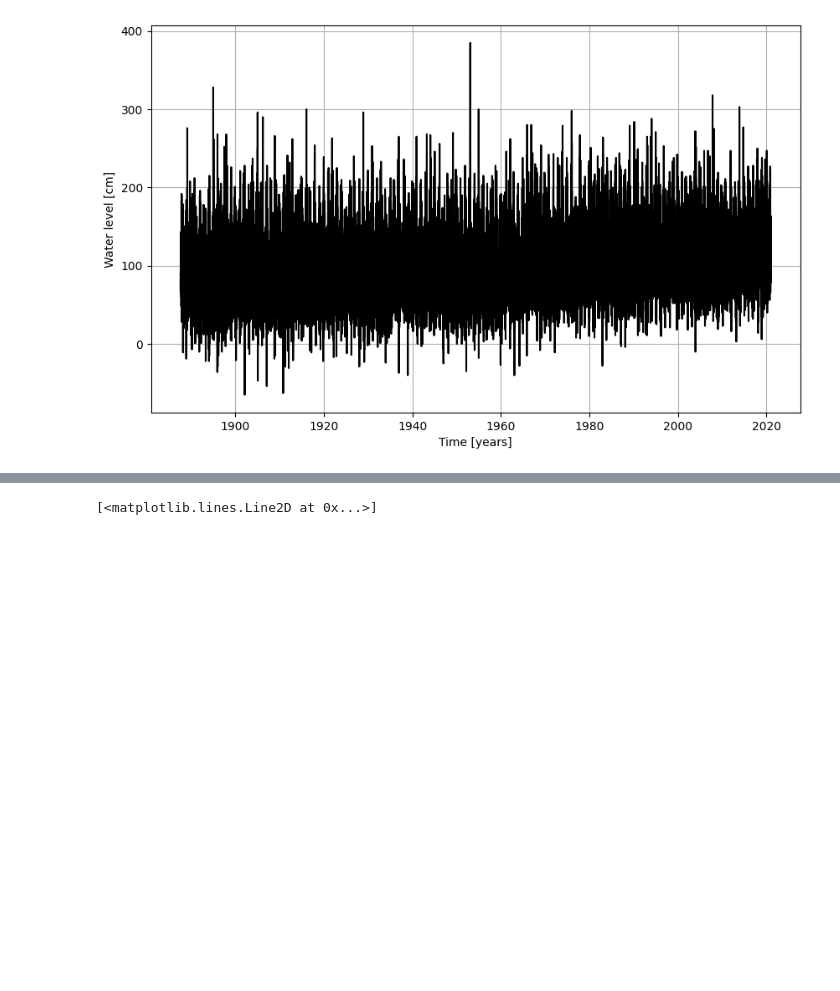
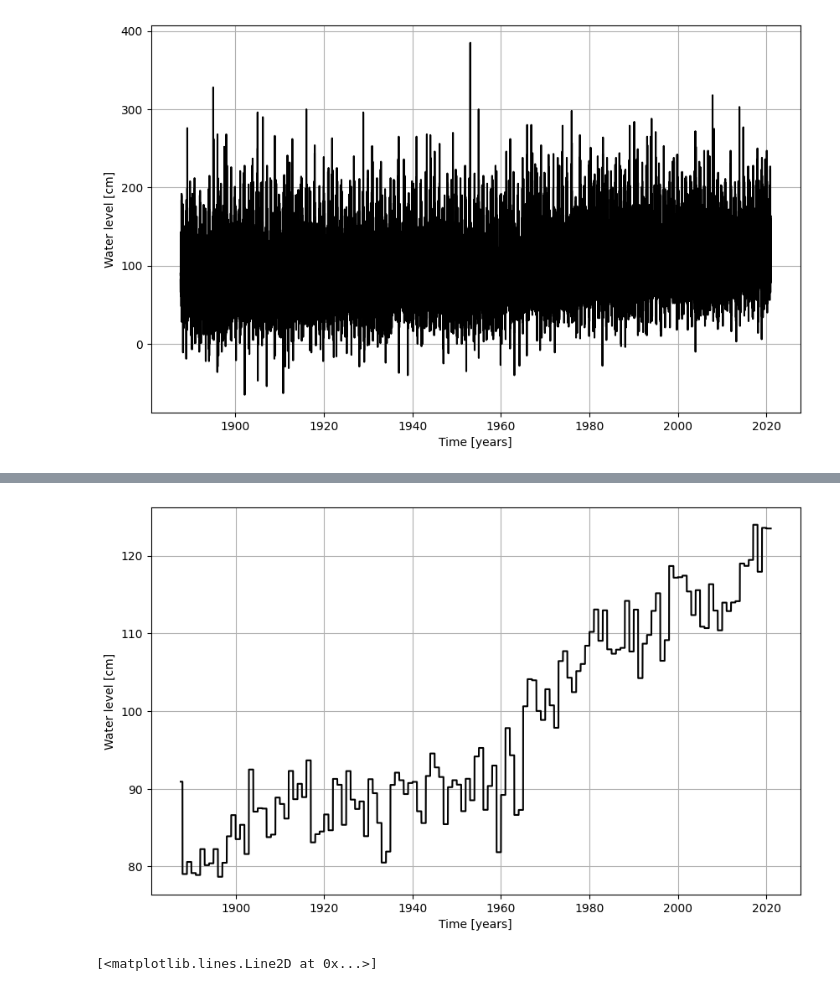
Before and after one commit to wwaasdorp/MORE_THE_BEST_GROUP, a Jupyter notebook: Watch_Data.ipynb, the cells around one changed output, grey strips where cells are left out. Cells and saved outputs as stored; diff of their text form; code cells hidden in the pictures; blank space fills up the shorter version.

```diff
--- a/Watch_Data.ipynb
+++ b/Watch_Data.ipynb
@@ -37,3 +88,13 @@ plt.savefig('figures/timeseries.png')
+# %%
+plt.figure(figsize=(10,6))
+plt.plot(df["Datetime"], df["Yearly_Avg"], color = 'black')
+plt.xlabel('Time [years]')
+plt.ylabel('Water level [cm]')
+# plt.title('Water maxima for the period 1887-2020')
+plt.grid()
+plt.savefig('figures/timeseries.png')
+# %% [output]
+[figure, added]
 # %%
 sea_level_correction = np.zeros(len(df["Elevation"]))
 for i in range(len(sea_level_correction) - 1):
```
Also changed, not shown: parts of 3 cells of this notebook, 1 other file.
